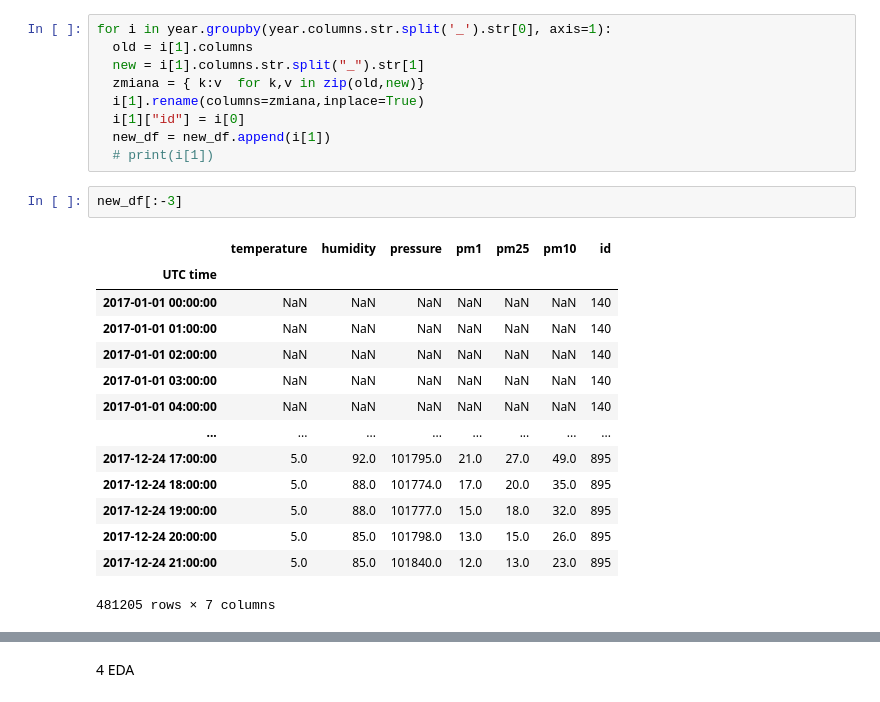
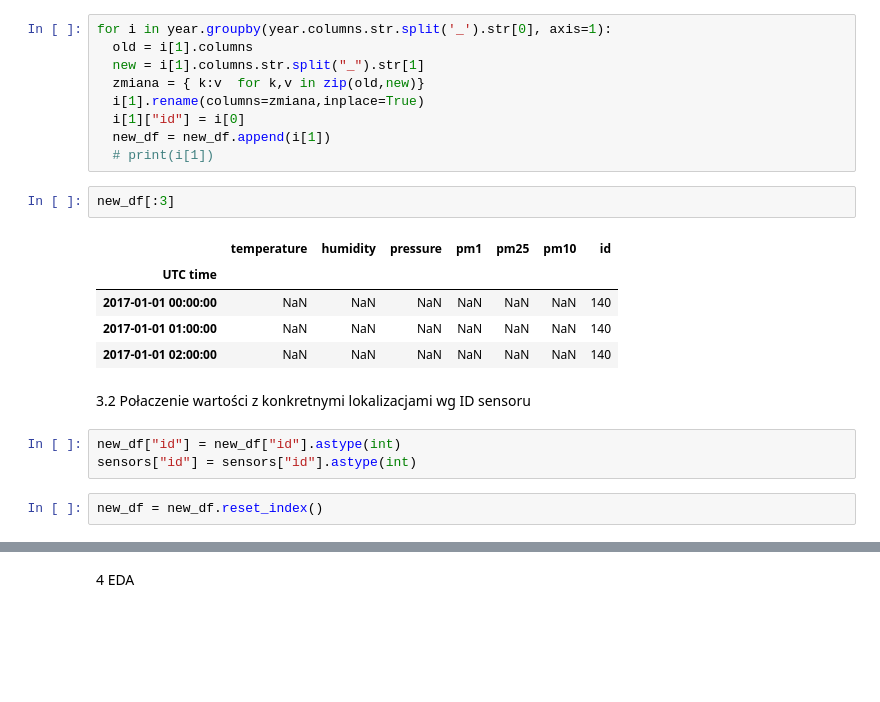
Before and after one commit to ciepielajan/SDA_SMOG_Wawelski, a Jupyter notebook: Jan/SDA_2021_04_11_Projekt_koncowy.ipynb, the cells around one changed output, grey strips where cells are left out. Cells and saved outputs as stored; diff of their text form; blank space fills up the shorter version.

```diff
--- a/Jan/SDA_2021_04_11_Projekt_koncowy.ipynb
+++ b/Jan/SDA_2021_04_11_Projekt_koncowy.ipynb
@@ -115,19 +115,17 @@ for i in year.groupby(year.columns.str.split('_').str[0], axis=1):
   new_df = new_df.append(i[1])
   # print(i[1])
 # %%
-new_df[:-3]
+new_df[:3]
 # %% [output]
 |  | temperature | humidity | pressure | pm1 | pm25 | pm10 | id |
 | UTC time |  |  |  |  |  |  |  |
 | 2017-01-01 00:00:00 | NaN | NaN | NaN | NaN | NaN | NaN | 140 |
 | 2017-01-01 01:00:00 | NaN | NaN | NaN | NaN | NaN | NaN | 140 |
 | 2017-01-01 02:00:00 | NaN | NaN | NaN | NaN | NaN | NaN | 140 |
-| 2017-01-01 03:00:00 | NaN | NaN | NaN | NaN | NaN | NaN | 140 |
-| 2017-01-01 04:00:00 | NaN | NaN | NaN | NaN | NaN | NaN | 140 |
-| ... | ... | ... | ... | ... | ... | ... | ... |
-| 2017-12-24 17:00:00 | 5.0 | 92.0 | 101795.0 | 21.0 | 27.0 | 49.0 | 895 |
-| 2017-12-24 18:00:00 | 5.0 | 88.0 | 101774.0 | 17.0 | 20.0 | 35.0 | 895 |
-| 2017-12-24 19:00:00 | 5.0 | 88.0 | 101777.0 | 15.0 | 18.0 | 32.0 | 895 |
-| 2017-12-24 20:00:00 | 5.0 | 85.0 | 101798.0 | 13.0 | 15.0 | 26.0 | 895 |
-| 2017-12-24 21:00:00 | 5.0 | 85.0 | 101840.0 | 12.0 | 13.0 | 23.0 | 895 |
-481205 rows × 7 columns
+# %% [markdown]
+3.2 Połaczenie wartości z konkretnymi lokalizacjami wg ID sensoru
+# %%
+new_df["id"] = new_df["id"].astype(int)
+sensors["id"] = sensors["id"].astype(int)
+# %%
+new_df = new_df.reset_index()
```
Also changed, not shown: parts of 20 cells of this notebook.
